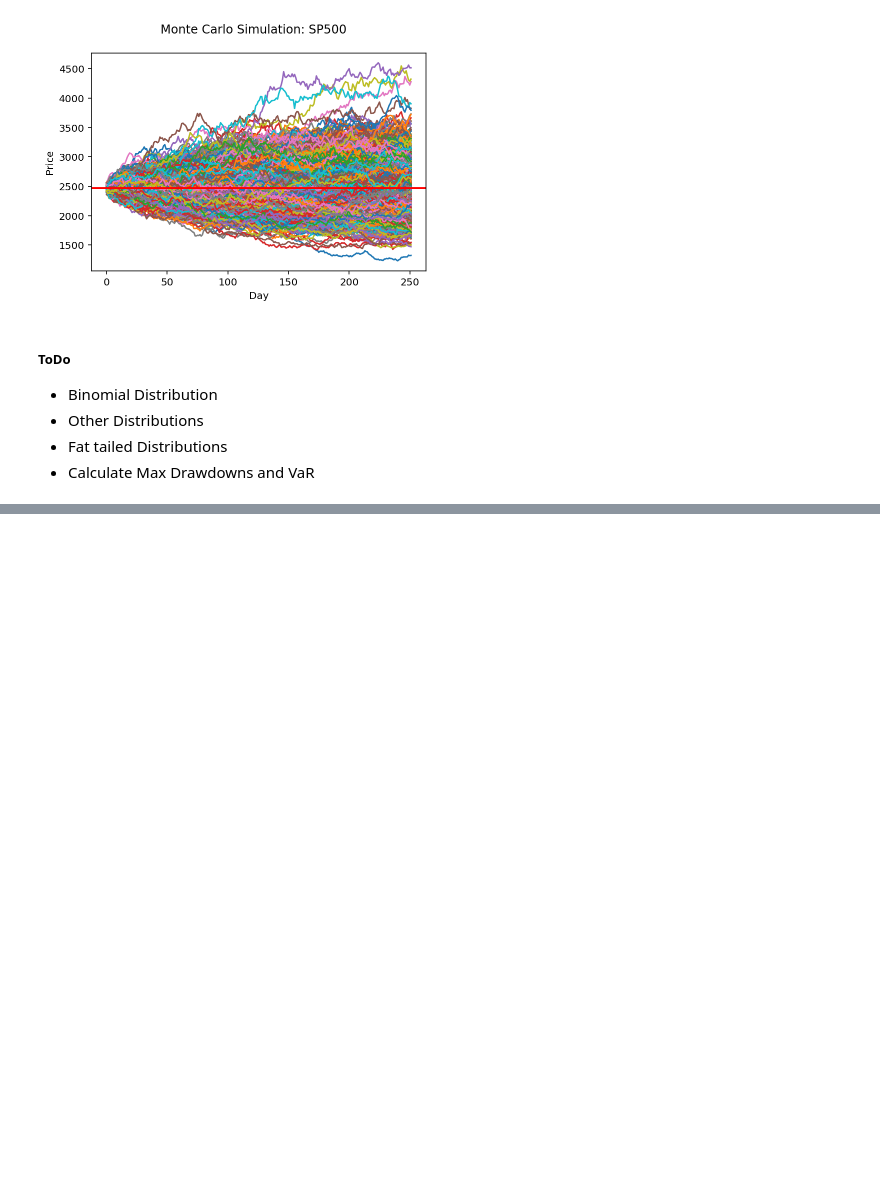
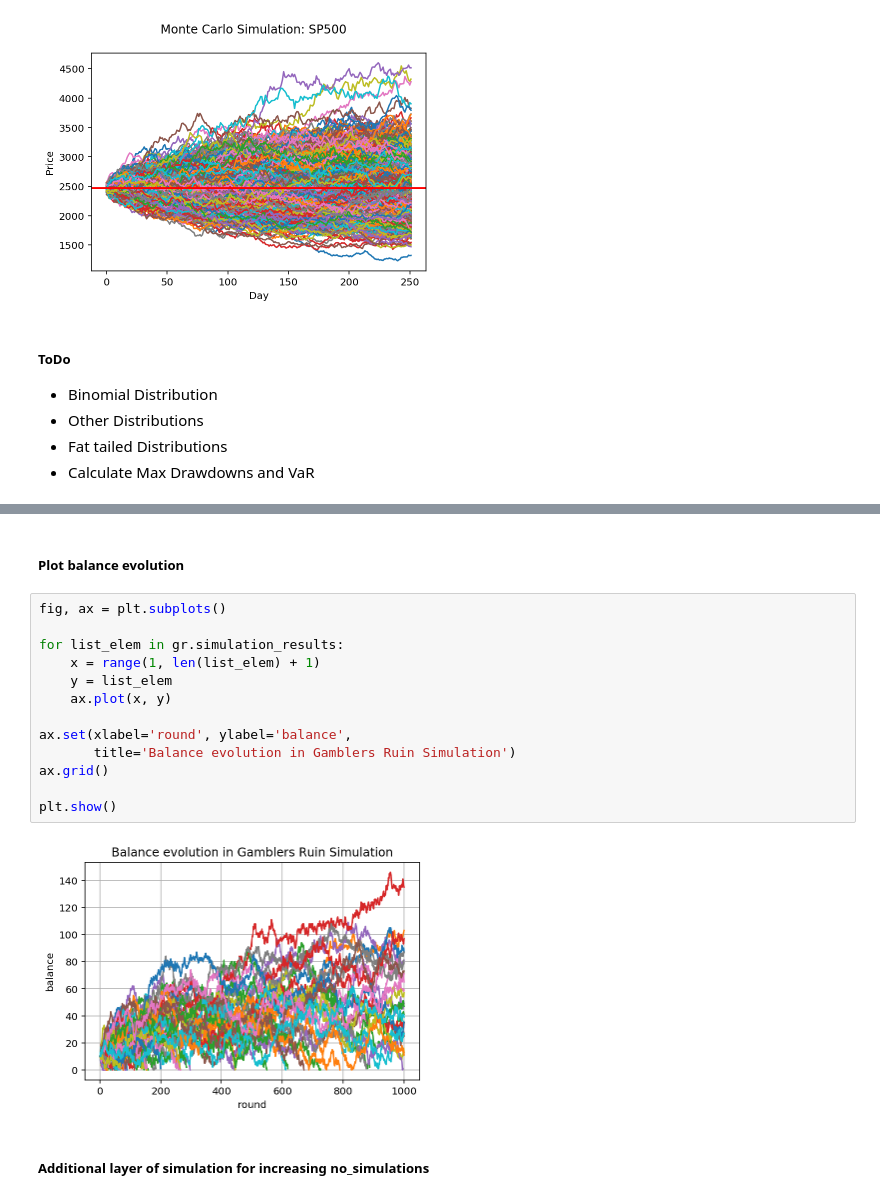
Before and after one commit to tobikuhlmann/monte-carlo-playground, a Jupyter notebook: monte_carlo_playground.ipynb, the cells around one changed output, grey strips where cells are left out. Cells and saved outputs as stored; diff of their text form; blank space fills up the shorter version.

```diff
--- a/monte_carlo_playground.ipynb
+++ b/monte_carlo_playground.ipynb
@@ -77,0 +174,19 @@ plt.show()
+# %% [markdown]
+##### Plot balance evolution
+# %%
+fig, ax = plt.subplots()
+
+for list_elem in gr.simulation_results:
+    x = range(1, len(list_elem) + 1)
+    y = list_elem
+    ax.plot(x, y)
+
+ax.set(xlabel='round', ylabel='balance',
+       title='Balance evolution in Gamblers Ruin Simulation')
+ax.grid()
+
+plt.show()
+# %% [output]
+[figure, added]
+# %% [markdown]
+##### Additional layer of simulation for increasing no_simulations
```
Also changed, not shown: parts of 14 cells of this notebook, 1 other file.
